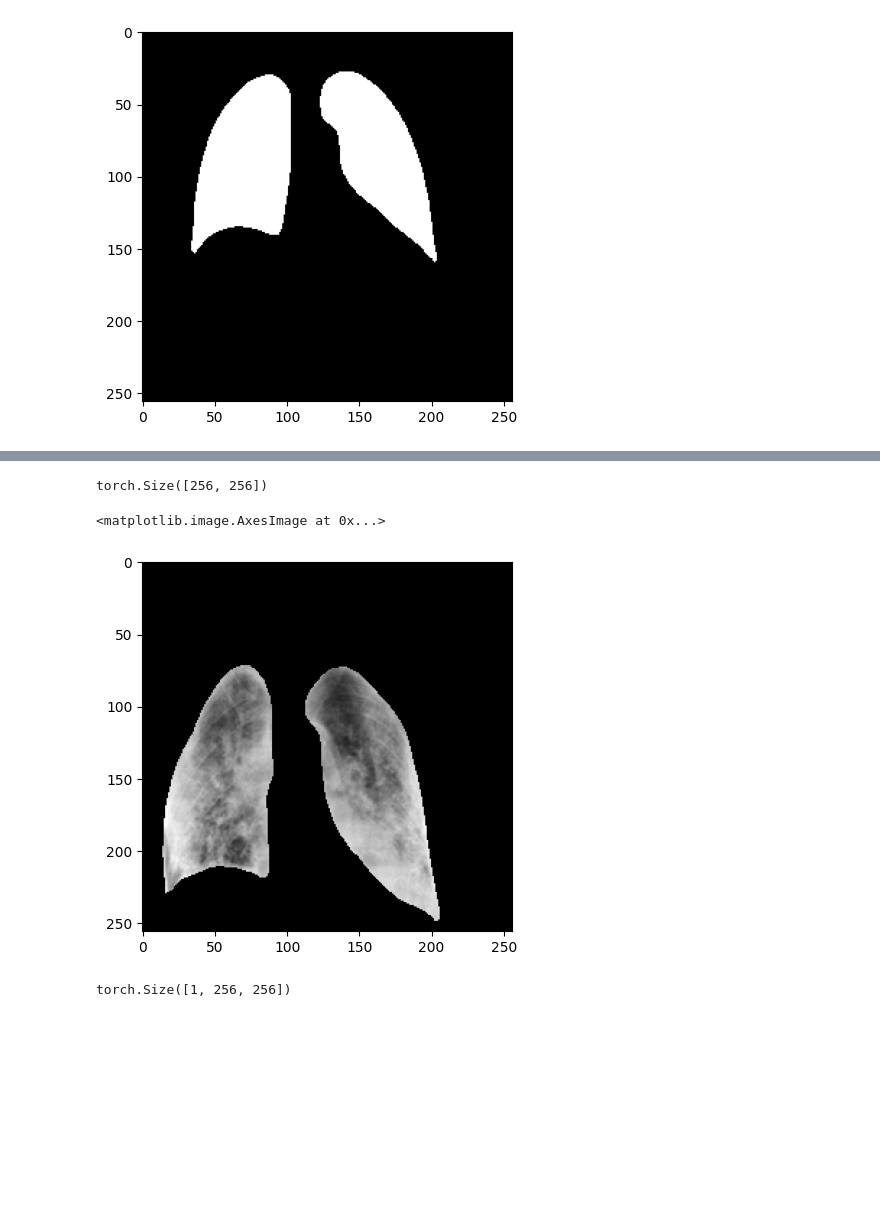
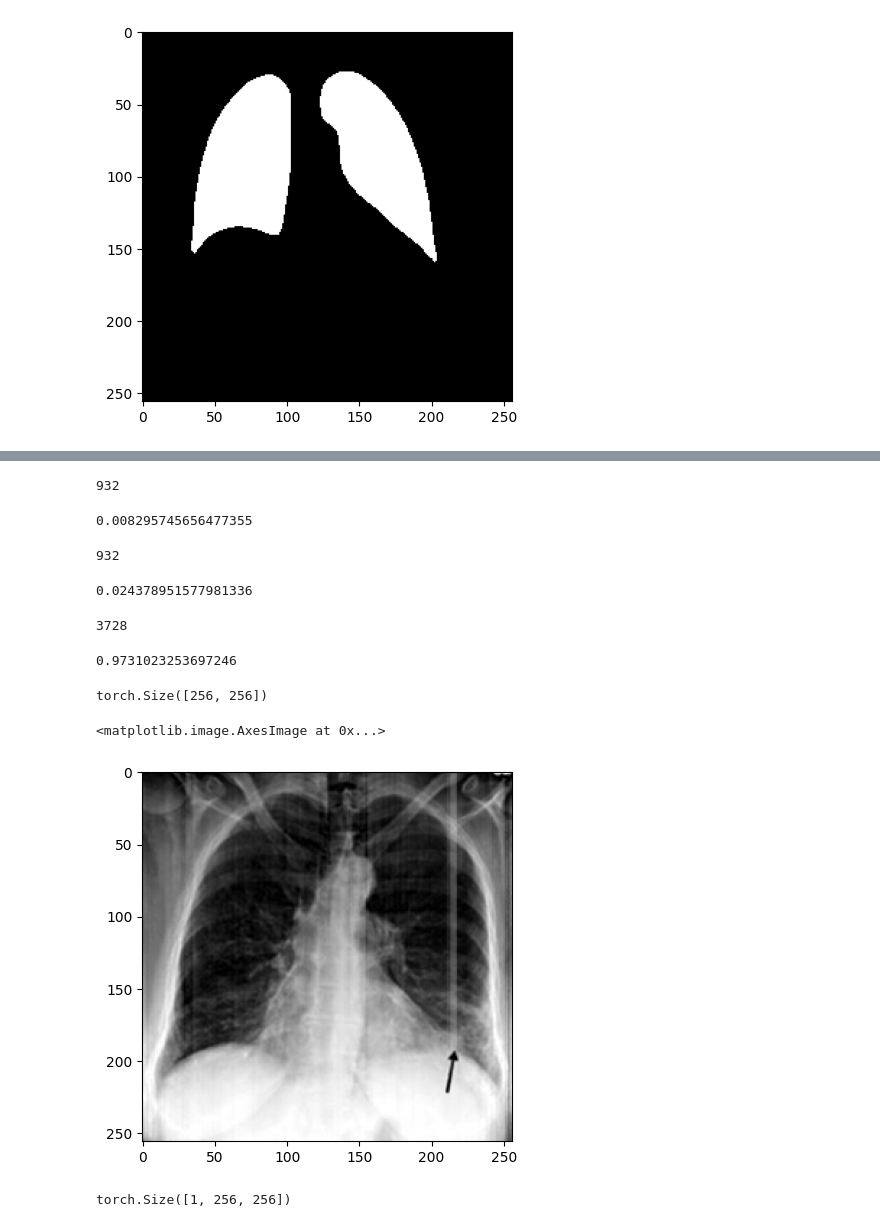
Before and after one commit to minhhvu17/mlmed2024, a Jupyter notebook: Report_3/lungcovid.ipynb, the cells around one changed output, grey strips where cells are left out. Drawn from its saved outputs; the diff is of its cells as text; code cells hidden in the pictures; blank space fills up the shorter version.

```diff
--- a/Report_3/lungcovid.ipynb
+++ b/Report_3/lungcovid.ipynb
@@ -64,7 +66,7 @@ print(np.max(test))
 # %%
 transform = transforms.Compose([
     transforms.ToPILImage(),
-    transforms.Resize((128, 128)),
+    transforms.Resize((256, 256)),
     transforms.ToTensor(),
 ])
 # %%
@@ -81,9 +83,9 @@ class CustomDataset(Dataset):
         image = np.array(cv.imread(image_path))[:,:,0]
         lung_mask = np.array(cv.imread(lung_mask_path))[:,:,0]
         X = self.transform(image)
-        print(X.shape)
         X = self.scaler.fit_transform(X[0])
         X = np.expand_dims(X, 0)
+        X = torch.FloatTensor(X)
 
         infection_mask_path = self.data[index]['infection_mask']
         infection_mask = np.array(cv.imread(infection_mask_path))[:,:,0]
@@ -94,6 +96,29 @@ class CustomDataset(Dataset):
         return X, y
     def __len__(self):
         return len(self.data)
+# %%
+#No lung mask
+class CustomDataset(Dataset):
+    def __init__(self, data, transform, scaler):
+        self.data = data
+        self.transform = transform
+        self.scaler = scaler
+    def __getitem__(self, index):
+        image_path = self.data[index]['image']
+        image = np.array(cv.imread(image_path))[:,:,0]
+        X = self.transform(image)
+        X = self.scaler.fit_transform(X[0])
+        X = np.expand_dims(X, 0)
+        X = torch.FloatTensor(X)
+
+        infection_mask_path = self.data[index]['infection_mask']
+        infection_mask = np.array(cv.imread(infection_mask_path))[:,:,0]
+        all_mask = np.zeros_like(infection_mask)
+        all_mask[np.where(infection_mask == 255)] = 255
+        y = self.transform(all_mask)
+        return X, y
+    def __len__(self):
+        return len(self.data)
 # %%
 train_cd = CustomDataset(train_set, transform, mms)
 train_loader = DataLoader(train_cd, batch_size = 16, shuffle = True)
@@ -372,0 +487,12 @@ model = model.cuda()
+# %%
+mse = testing(valid_loader_eval, model, 'mse')
+print(mse)
+# %% [output]
+932
+0.008295745656477355
+# %%
+mae = testing(valid_loader_eval, model, 'mae')
+print(mae)
+# %% [output]
+932
+0.024378951577981336
@@ -372,0 +532,6 @@ model = model.cuda()
+# %%
+precision = testing_postprocess(train_loader_eval, model, 'jaccard')
+print(precision)
+# %% [output]
+3728
+0.9731023253697246
@@ -373,11 +540,11 @@ model = model.cuda()
 # %%
-test_1 = test_cd[100][0].squeeze(0)
+test_1 = test_cd[3][0].squeeze(0)
 print(test_1.shape)
 plt.imshow(test_1, cmap = 'gray')
 # %% [output]
 torch.Size([256, 256])
 <matplotlib.image.AxesImage at 0x...>
-[figure, old version]
+[figure, new version]
 # %%
 print(test_1.unsqueeze(0).shape)
 # %% [output]
```
Also changed, not shown: parts of 21 cells of this notebook, 2 other files.
